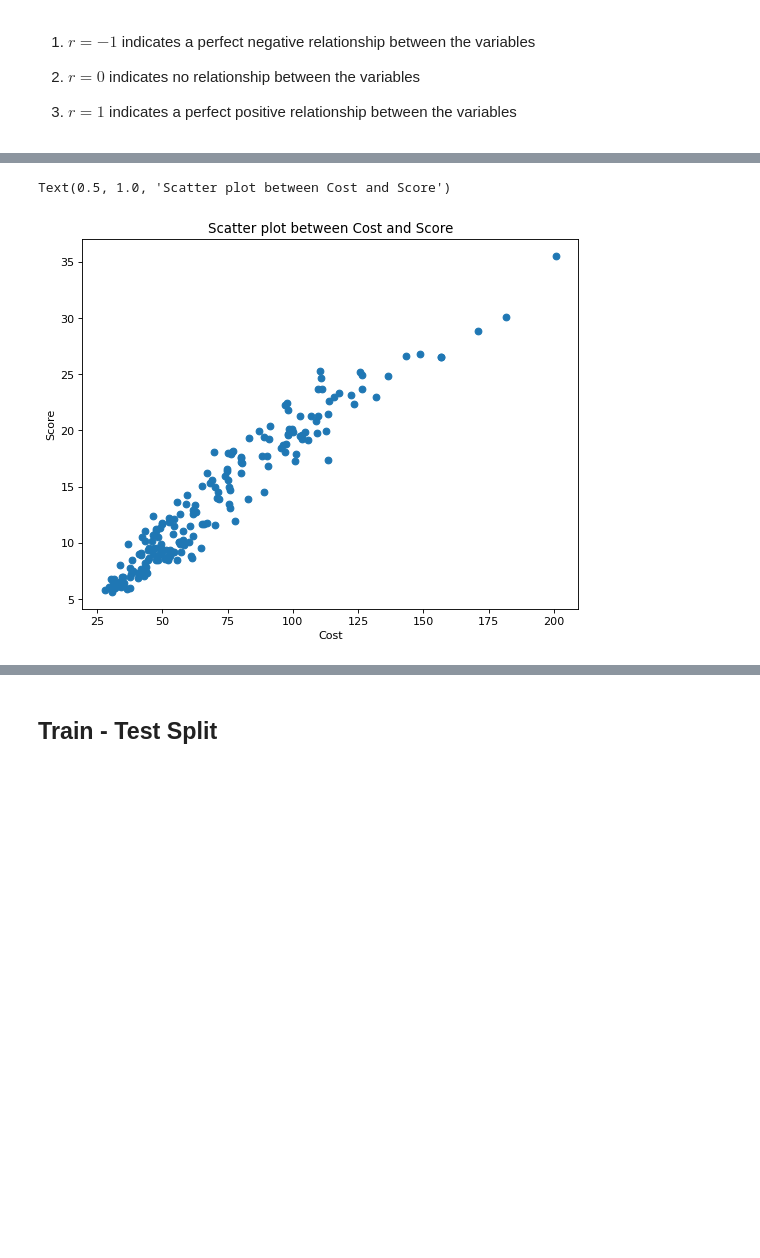
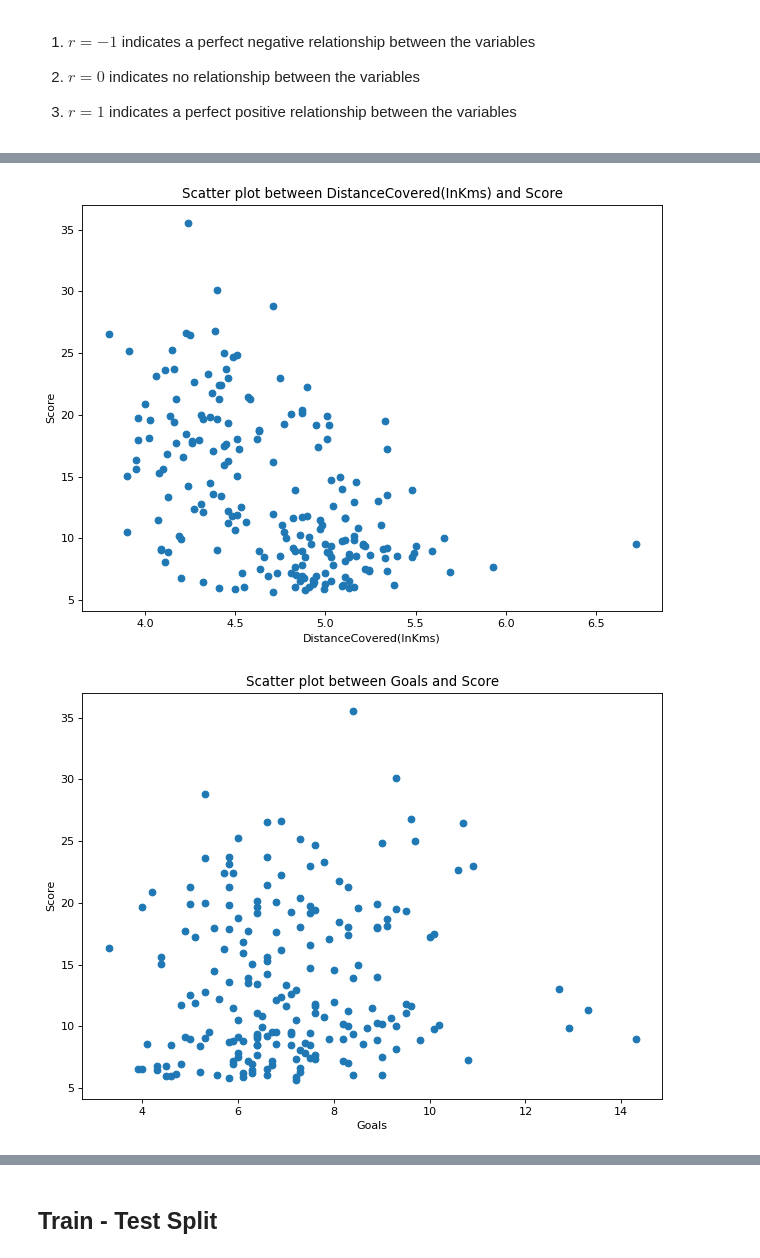
Before and after one commit to Kurodataio/Linear-Regression-Model-Project-with-EPL-Soccer-Player-Dataset, a Jupyter notebook: lr-soccer-scores.ipynb, the cells around one changed output, grey strips where cells are left out. Cells and saved outputs as stored; diff of their text form; code cells hidden in the pictures; blank space fills up the shorter version.

```diff
--- a/lr-soccer-scores.ipynb
+++ b/lr-soccer-scores.ipynb
@@ -129,14 +150,11 @@ df.select_dtypes(include="number").corr()
 | Weight | 0.403743 | 0.155844 | 0.423699 | 0.455255 | 0.273686 | 0.845955 | 0.154227 | ... |
 | Score | -0.493512 | 0.108114 | -0.532449 | -0.531522 | -0.183386 | 0.187558 | 0.963017 | ... |
 # %%
-#Let's plot cost vs. score
-figure(figsize=(8, 6), dpi=80)
-plt.scatter(df['Cost'], df['Score'])
+# #Let's plot cost vs. score
+# figure(figsize=(8, 6), dpi=80)
+# plt.scatter(df['Cost'], df['Score'])
 
-# label
-plt.xlabel("Cost")
-plt.ylabel("Score")
-plt.title("Scatter plot between Cost and Score")
+# # label
+# plt.xlabel("Cost")
+# plt.ylabel("Score")
+# plt.title("Scatter plot between Cost and Score")
-# %% [output]
-Text(0.5, 1.0, 'Scatter plot between Cost and Score')
-[figure, removed]
@@ -142,0 +181,18 @@ Text(0.5, 1.0, 'Scatter plot between Cost and Score')
+# %%
+target_col = 'Score'
+other_cols = [c for c in num_cols if c != target_col]
+
+for col in other_cols:
+    plt.figure(figsize=(8, 6), dpi=80)
+    plt.scatter(df[col], df[target_col])
+    plt.xlabel(col)
+    plt.ylabel(target_col)
+    plt_title = f"Scatter plot between {col} and {target_col}"
+    # plt.title(f"Scatter plot between {col} and {target_col}")
+    plt.title(plt_title)
+    plt.tight_layout()
+    plt.savefig(f"images/{plt_title}.png")  # Save plot title images
+    plt.show()
+# %% [output]
+[figure, added]
+[figure, added]
```
Also changed, not shown: parts of 9 cells of this notebook, 1 other file.
